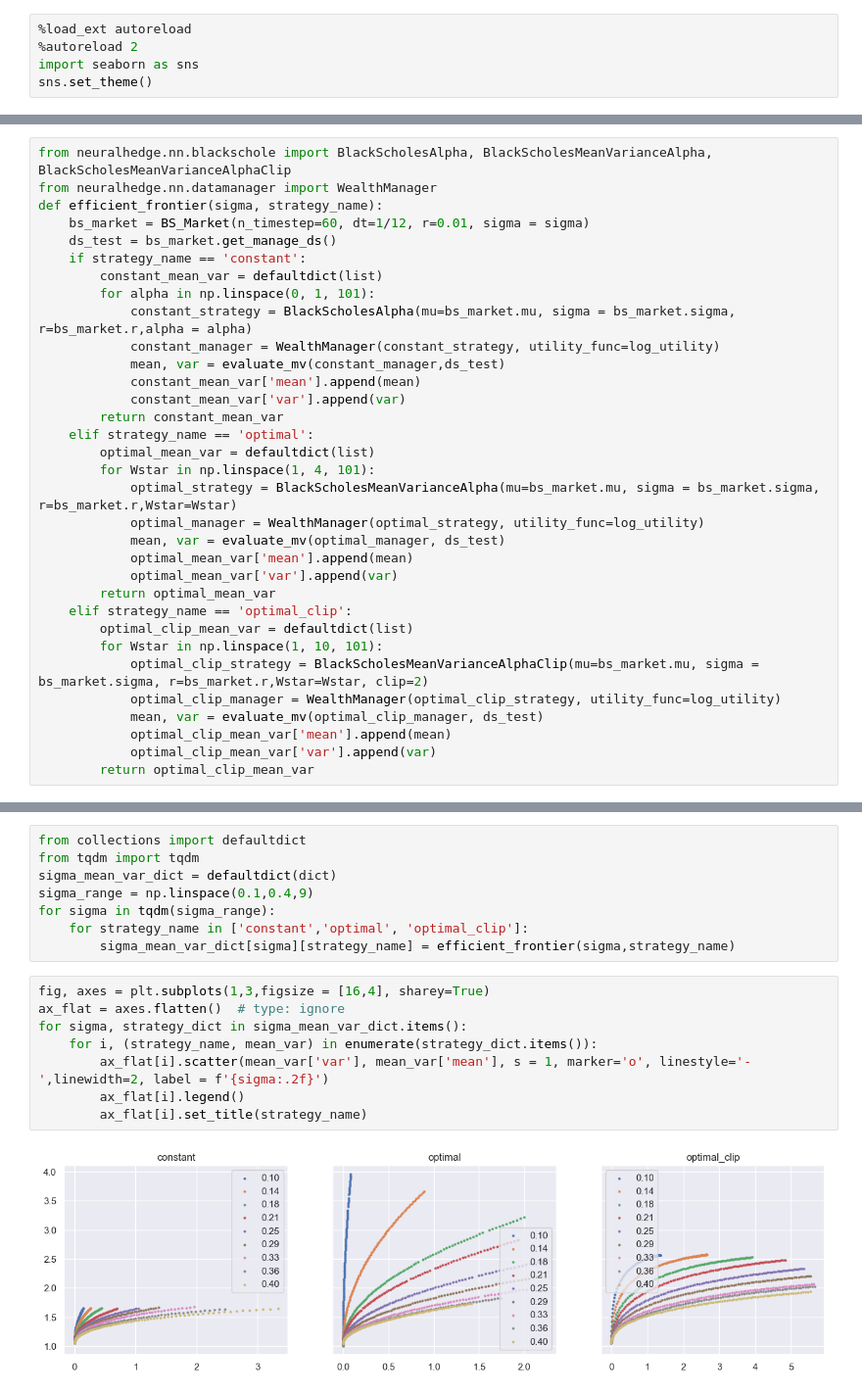
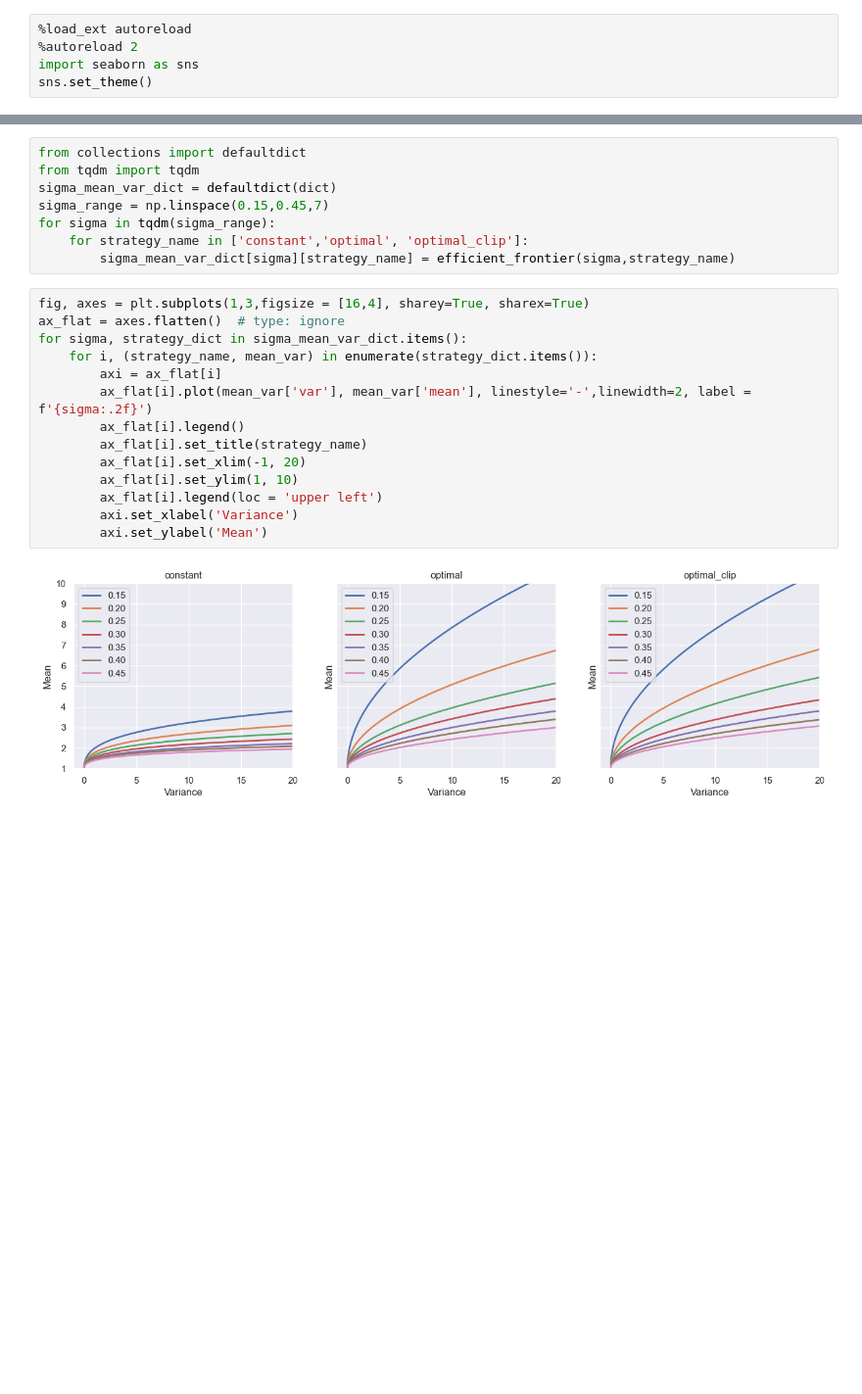
Before and after one commit to justinhou95/NeuralHedge, a Jupyter notebook: notebooks/mean_variance.ipynb, the cells around one changed output, grey strips where cells are left out. Shown at 98% size. Cells and saved outputs as stored; diff of their text form; blank space fills up the shorter version.

Commit message:
update mean_variance

```diff
--- a/notebooks/mean_variance.ipynb
+++ b/notebooks/mean_variance.ipynb
@@ -22,33 +15,0 @@ import matplotlib.pyplot as plt
-# %%
-from neuralhedge.nn.blackschole import BlackScholesAlpha, BlackScholesMeanVarianceAlpha, BlackScholesMeanVarianceAlphaClip
-from neuralhedge.nn.datamanager import WealthManager
-def efficient_frontier(sigma, strategy_name):
-    bs_market = BS_Market(n_timestep=60, dt=1/12, r=0.01, sigma = sigma)
-    ds_test = bs_market.get_manage_ds()
-    if strategy_name == 'constant':
-        constant_mean_var = defaultdict(list)
-        for alpha in np.linspace(0, 1, 101):
-            constant_strategy = BlackScholesAlpha(mu=bs_market.mu, sigma = bs_market.sigma, r=bs_market.r,alpha = alpha)
-            constant_manager = WealthManager(constant_strategy, utility_func=log_utility)
-            mean, var = evaluate_mv(constant_manager,ds_test)
-            constant_mean_var['mean'].append(mean)
-            constant_mean_var['var'].append(var)
-        return constant_mean_var
-    elif strategy_name == 'optimal':
-        optimal_mean_var = defaultdict(list)
-        for Wstar in np.linspace(1, 4, 101):
-            optimal_strategy = BlackScholesMeanVarianceAlpha(mu=bs_market.mu, sigma = bs_market.sigma, r=bs_market.r,Wstar=Wstar)
-            optimal_manager = WealthManager(optimal_strategy, utility_func=log_utility)
-            mean, var = evaluate_mv(optimal_manager, ds_test)
-            optimal_mean_var['mean'].append(mean)
-            optimal_mean_var['var'].append(var)
-        return optimal_mean_var
-    elif strategy_name == 'optimal_clip':
-        optimal_clip_mean_var = defaultdict(list)
-        for Wstar in np.linspace(1, 10, 101):
-            optimal_clip_strategy = BlackScholesMeanVarianceAlphaClip(mu=bs_market.mu, sigma = bs_market.sigma, r=bs_market.r,Wstar=Wstar, clip=2)
-            optimal_clip_manager = WealthManager(optimal_clip_strategy, utility_func=log_utility)
-            mean, var = evaluate_mv(optimal_clip_manager, ds_test)
-            optimal_clip_mean_var['mean'].append(mean)
-            optimal_clip_mean_var['var'].append(var)
-        return optimal_clip_mean_var
@@ -56,17 +91,23 @@ def efficient_frontier(sigma, strategy_name):
 from collections import defaultdict
 from tqdm import tqdm
 sigma_mean_var_dict = defaultdict(dict)
-sigma_range = np.linspace(0.1,0.4,9)
+sigma_range = np.linspace(0.15,0.45,7)
 for sigma in tqdm(sigma_range):
     for strategy_name in ['constant','optimal', 'optimal_clip']:
         sigma_mean_var_dict[sigma][strategy_name] = efficient_frontier(sigma,strategy_name)
 # %%
-fig, axes = plt.subplots(1,3,figsize = [16,4], sharey=True)
+fig, axes = plt.subplots(1,3,figsize = [16,4], sharey=True, sharex=True)
 ax_flat = axes.flatten()  # type: ignore
 for sigma, strategy_dict in sigma_mean_var_dict.items():
     for i, (strategy_name, mean_var) in enumerate(strategy_dict.items()):
-        ax_flat[i].scatter(mean_var['var'], mean_var['mean'], s = 1, marker='o', linestyle='-',linewidth=2, label = f'{sigma:.2f}')
+        axi = ax_flat[i]
+        ax_flat[i].plot(mean_var['var'], mean_var['mean'], linestyle='-',linewidth=2, label = f'{sigma:.2f}')
         ax_flat[i].legend()
         ax_flat[i].set_title(strategy_name)
+        ax_flat[i].set_xlim(-1, 20)
+        ax_flat[i].set_ylim(1, 10)
+        ax_flat[i].legend(loc = 'upper left')
+        axi.set_xlabel('Variance')
+        axi.set_ylabel('Mean')
 # %% [output]
-[figure, old version]
+[figure, new version]
```
Also changed, not shown: parts of 3 cells of this notebook, 2 other files.
